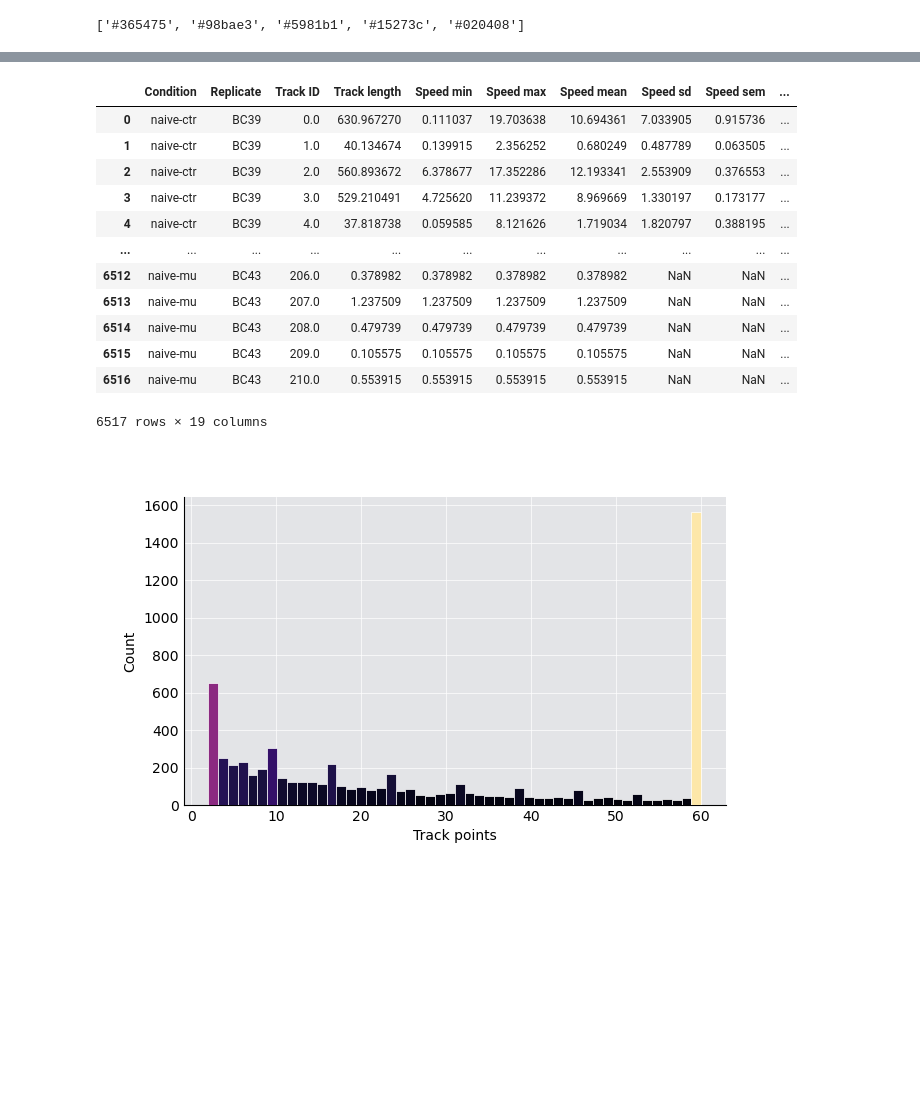
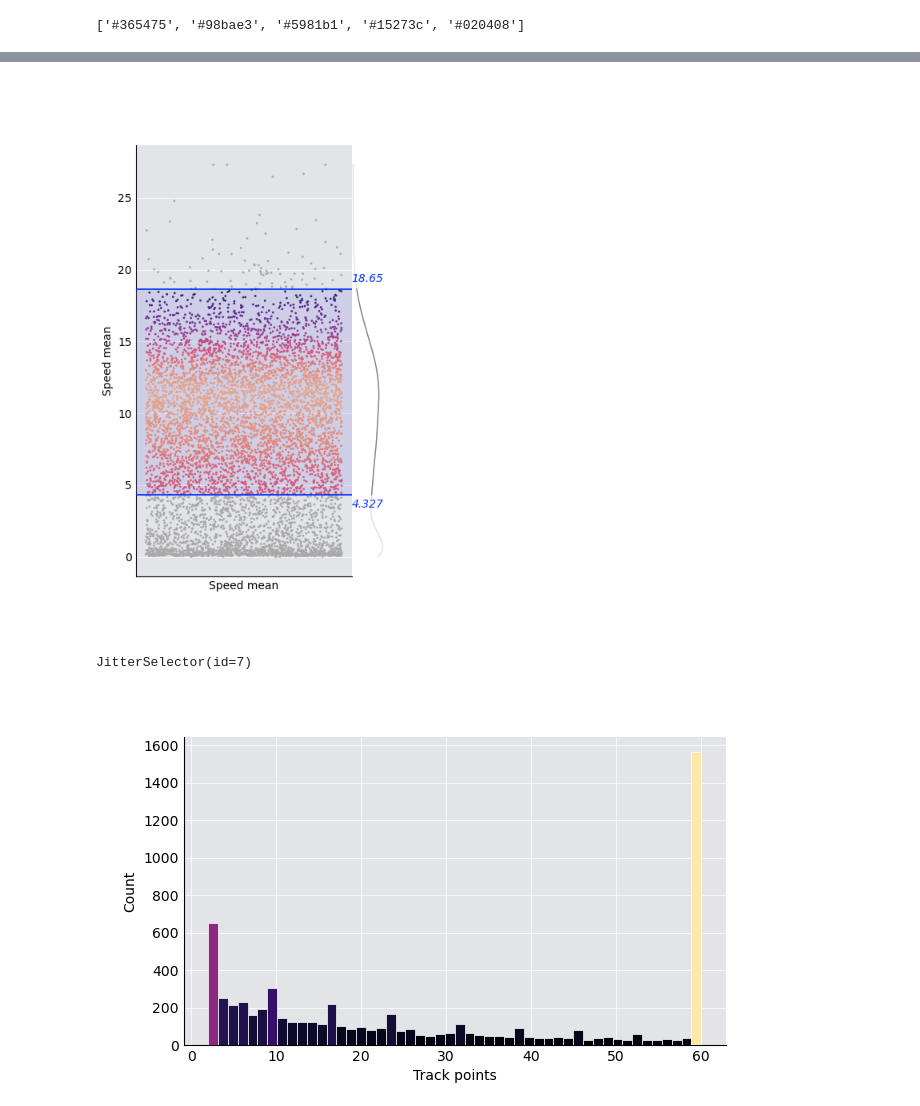
Before and after one commit to BranislavModriansky/Peregrin, a Jupyter notebook: lib/peregrin/Z_sketches/filter_computations.ipynb, the cells around one changed output, grey strips where cells are left out. Drawn from its saved outputs; the diff is of its cells as text; code cells hidden in the pictures; blank space fills up the shorter version.

```diff
--- a/lib/peregrin/Z_sketches/filter_computations.ipynb
+++ b/lib/peregrin/Z_sketches/filter_computations.ipynb
@@ -1243,17 +1287,6 @@ jitter_sel = f.jitter(gated, "Speed mean", log=False)
 # %%
-jitter_sel.apply()
+filter.jitter(df, "Speed mean", log=False, limits=[jitter_sel.result["min"], jitter_sel.result["max"]])
 # %% [output]
-|  | Condition | Replicate | Track ID | Track length | Speed min | Speed max | Speed mean | Speed sd | Speed sem | ... |
-| 0 | naive-ctr | BC39 | 0.0 | 630.967270 | 0.111037 | 19.703638 | 10.694361 | 7.033905 | 0.915736 | ... |
-| 1 | naive-ctr | BC39 | 1.0 | 40.134674 | 0.139915 | 2.356252 | 0.680249 | 0.487789 | 0.063505 | ... |
-| 2 | naive-ctr | BC39 | 2.0 | 560.893672 | 6.378677 | 17.352286 | 12.193341 | 2.553909 | 0.376553 | ... |
-| 3 | naive-ctr | BC39 | 3.0 | 529.210491 | 4.725620 | 11.239372 | 8.969669 | 1.330197 | 0.173177 | ... |
-| 4 | naive-ctr | BC39 | 4.0 | 37.818738 | 0.059585 | 8.121626 | 1.719034 | 1.820797 | 0.388195 | ... |
-| ... | ... | ... | ... | ... | ... | ... | ... | ... | ... | ... |
-| 6512 | naive-mu | BC43 | 206.0 | 0.378982 | 0.378982 | 0.378982 | 0.378982 | NaN | NaN | ... |
-| 6513 | naive-mu | BC43 | 207.0 | 1.237509 | 1.237509 | 1.237509 | 1.237509 | NaN | NaN | ... |
-| 6514 | naive-mu | BC43 | 208.0 | 0.479739 | 0.479739 | 0.479739 | 0.479739 | NaN | NaN | ... |
-| 6515 | naive-mu | BC43 | 209.0 | 0.105575 | 0.105575 | 0.105575 | 0.105575 | NaN | NaN | ... |
-| 6516 | naive-mu | BC43 | 210.0 | 0.553915 | 0.553915 | 0.553915 | 0.553915 | NaN | NaN | ... |
+[figure, added]
-6517 rows × 19 columns
+JitterSelector(id=7)
 # %%
```
Also changed, not shown: parts of 10 cells of this notebook, 6 other files.
